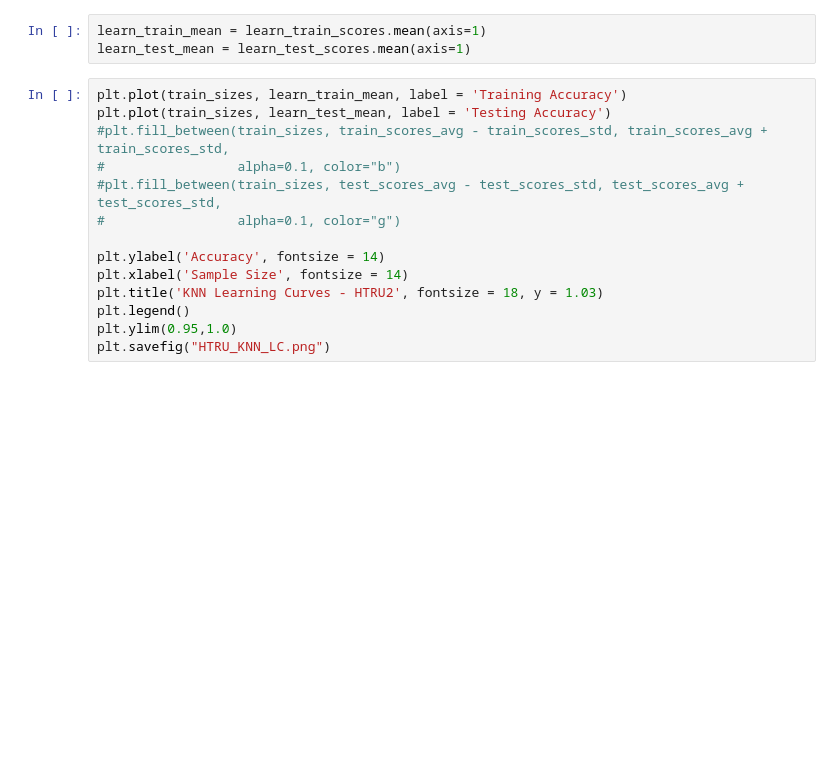
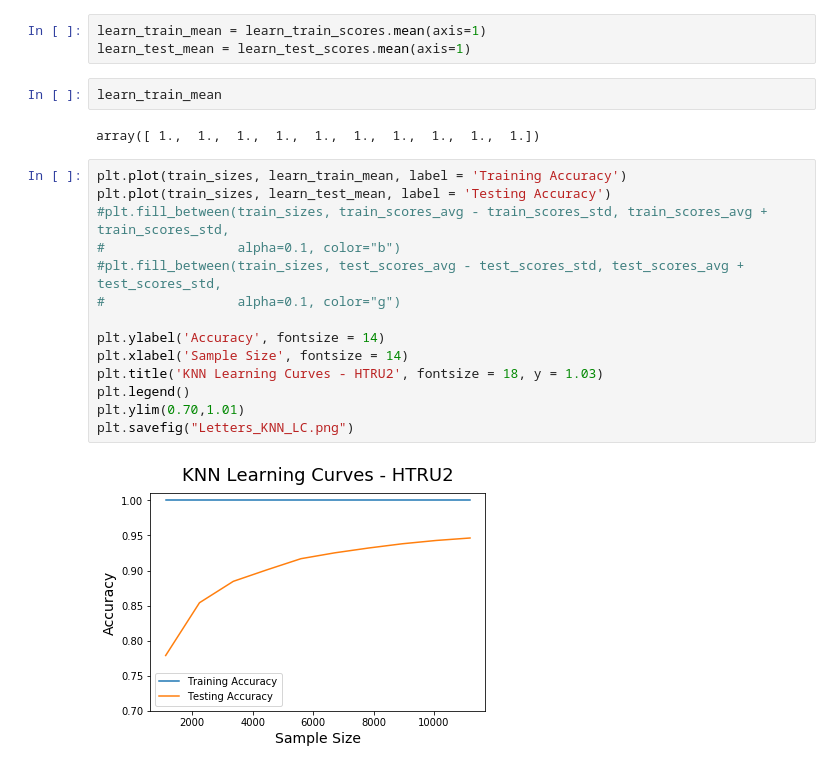
Before and after one commit to charlieaxle/cs7461_1, a Jupyter notebook: letters.ipynb, the cells around one changed output. Cells and saved outputs as stored; diff of their text form; blank space fills up the shorter version.

Commit message:
KNN Learning Curves

```diff
--- a/letters.ipynb
+++ b/letters.ipynb
@@ -133,17 +151,23 @@ train_sizes, learn_train_scores, learn_test_scores = learning_curve(GSknn,X_trai
 # %%
 learn_train_mean = learn_train_scores.mean(axis=1)
 learn_test_mean = learn_test_scores.mean(axis=1)
+# %%
+learn_train_mean
+# %% [output]
+array([ 1.,  1.,  1.,  1.,  1.,  1.,  1.,  1.,  1.,  1.])
 # %%
 plt.plot(train_sizes, learn_train_mean, label = 'Training Accuracy')
 plt.plot(train_sizes, learn_test_mean, label = 'Testing Accuracy')
 #plt.fill_between(train_sizes, train_scores_avg - train_scores_std, train_scores_avg + train_scores_std,
 #                 alpha=0.1, color="b")
 #plt.fill_between(train_sizes, test_scores_avg - test_scores_std, test_scores_avg + test_scores_std,
 #                 alpha=0.1, color="g")
 
 plt.ylabel('Accuracy', fontsize = 14)
 plt.xlabel('Sample Size', fontsize = 14)
 plt.title('KNN Learning Curves - HTRU2', fontsize = 18, y = 1.03)
 plt.legend()
-plt.ylim(0.95,1.0)
-plt.savefig("HTRU_KNN_LC.png")
+plt.ylim(0.70,1.01)
+plt.savefig("Letters_KNN_LC.png")
+# %% [output]
+[figure, added]
```
Also changed, not shown: parts of 2 cells of this notebook, 3 other files.
